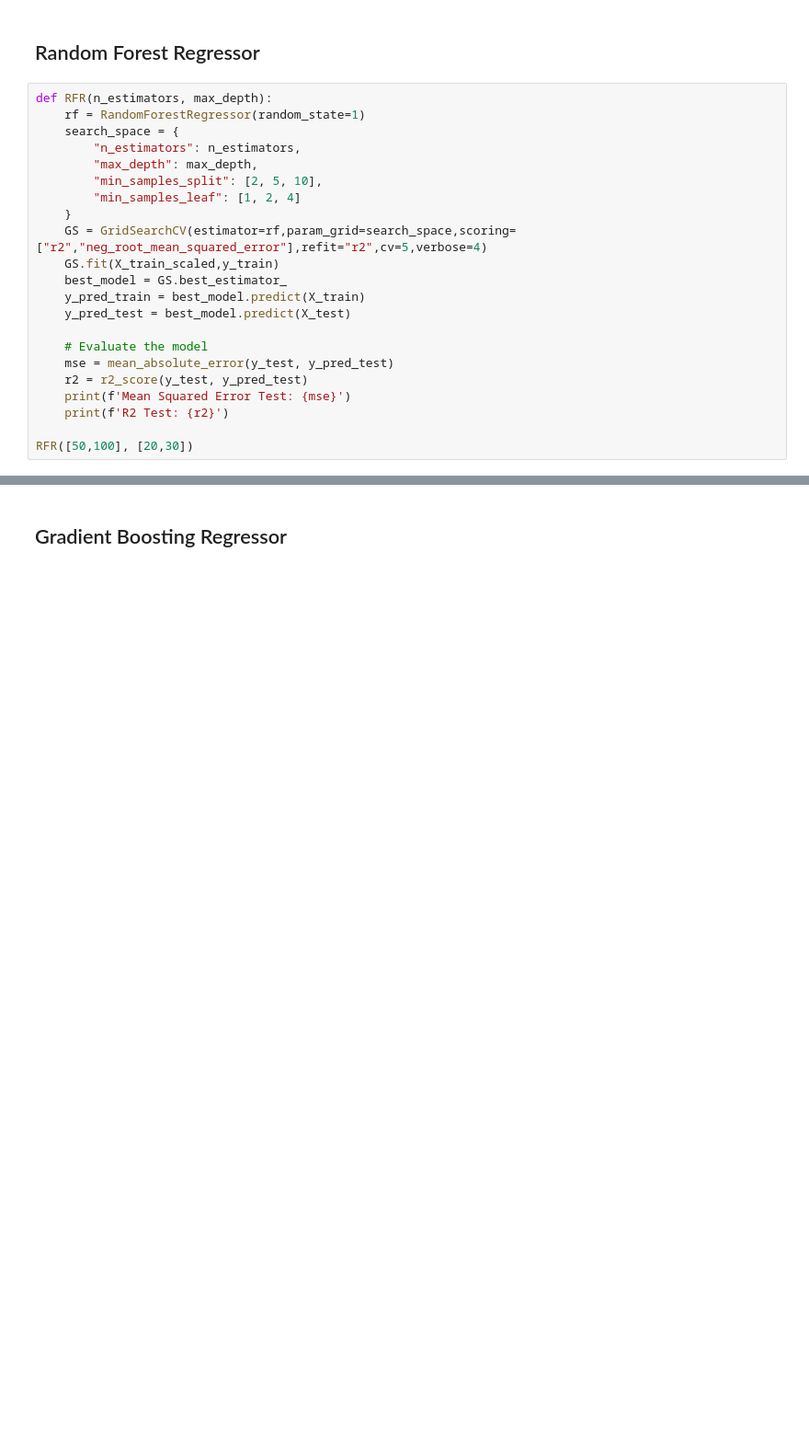
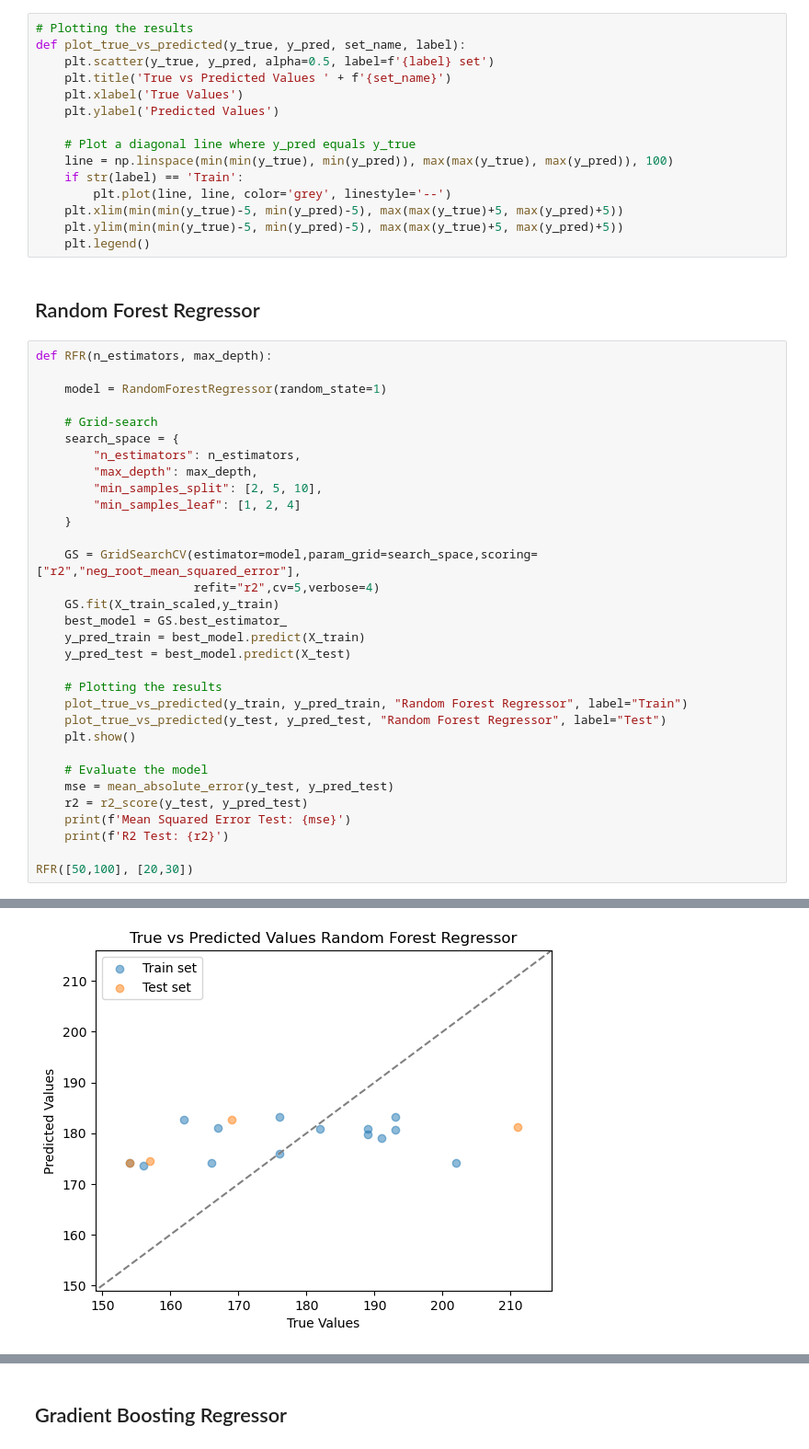
Before and after one commit to krisvals/FYS4155_Projects, a Jupyter notebook: Project3/Regression.ipynb, the cells around one changed output, grey strips where cells are left out. Shown at 92% size. Drawn from its saved outputs; the diff is of its cells as text; blank space fills up the shorter version.

Commit message:
Random forest and gradient boosting regressor

```diff
--- a/Project3/Regression.ipynb
+++ b/Project3/Regression.ipynb
@@ -54,22 +54,47 @@ fig.tight_layout()
 plt.show()
 # %% [output]
 [figure]
+# %%
+# Plotting the results
+def plot_true_vs_predicted(y_true, y_pred, set_name, label):
+    plt.scatter(y_true, y_pred, alpha=0.5, label=f'{label} set')
+    plt.title('True vs Predicted Values ' + f'{set_name}')
+    plt.xlabel('True Values')
+    plt.ylabel('Predicted Values')
+
+    # Plot a diagonal line where y_pred equals y_true
+    line = np.linspace(min(min(y_true), min(y_pred)), max(max(y_true), max(y_pred)), 100)
+    if str(label) == 'Train':
+        plt.plot(line, line, color='grey', linestyle='--')
+    plt.xlim(min(min(y_true)-5, min(y_pred)-5), max(max(y_true)+5, max(y_pred)+5))
+    plt.ylim(min(min(y_true)-5, min(y_pred)-5), max(max(y_true)+5, max(y_pred)+5))
+    plt.legend()
 # %% [markdown]
 ## Random Forest Regressor
 # %%
 def RFR(n_estimators, max_depth):
-    rf = RandomForestRegressor(random_state=1)
+
+    model = RandomForestRegressor(random_state=1)
+
+    # Grid-search
     search_space = {
         "n_estimators": n_estimators,
         "max_depth": max_depth,
         "min_samples_split": [2, 5, 10],
         "min_samples_leaf": [1, 2, 4]
     }
-    GS = GridSearchCV(estimator=rf,param_grid=search_space,scoring=["r2","neg_root_mean_squared_error"],refit="r2",cv=5,verbose=4)
+
+    GS = GridSearchCV(estimator=model,param_grid=search_space,scoring=["r2","neg_root_mean_squared_error"],
+                      refit="r2",cv=5,verbose=4)
     GS.fit(X_train_scaled,y_train)
     best_model = GS.best_estimator_
     y_pred_train = best_model.predict(X_train)
     y_pred_test = best_model.predict(X_test)
+
+    # Plotting the results
+    plot_true_vs_predicted(y_train, y_pred_train, "Random Forest Regressor", label="Train")
+    plot_true_vs_predicted(y_test, y_pred_test, "Random Forest Regressor", label="Test")
+    plt.show()
 
     # Evaluate the model
     mse = mean_absolute_error(y_test, y_pred_test)
@@ -98,0 +124 @@ R2 Test: 0.14080364172932713
+[figure, added]
```
Also changed, not shown: parts of 2 cells of this notebook.
